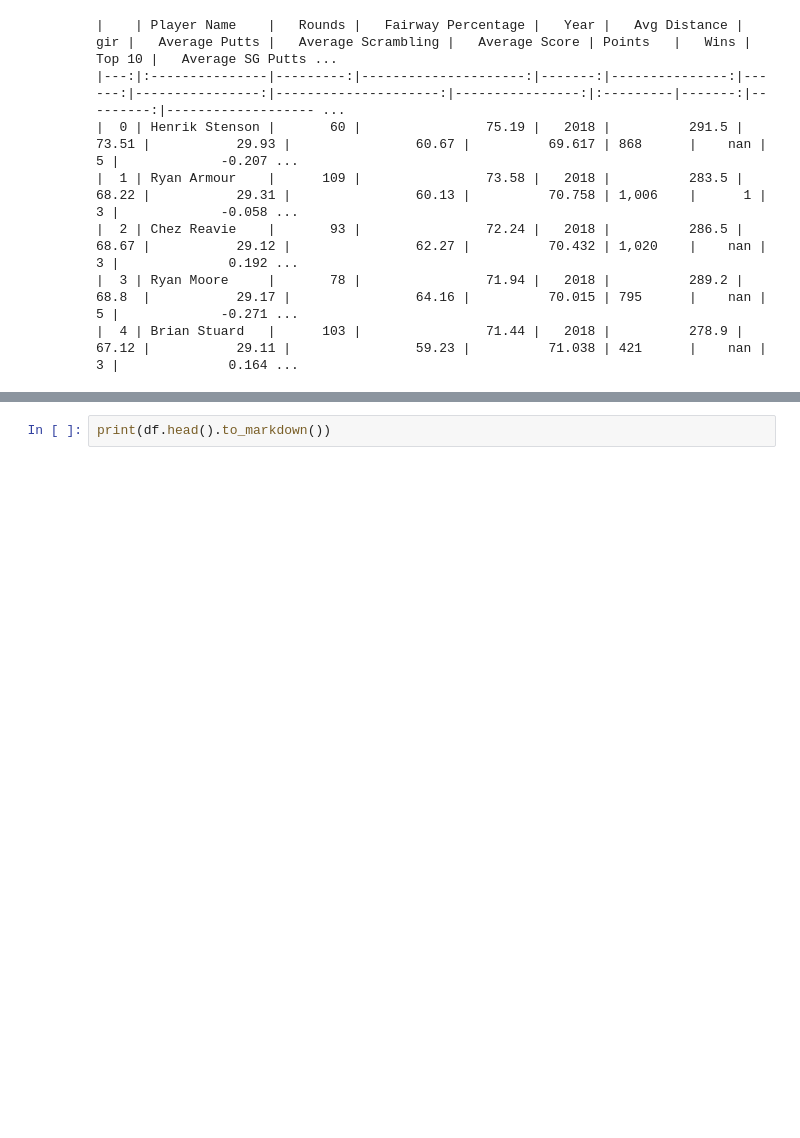
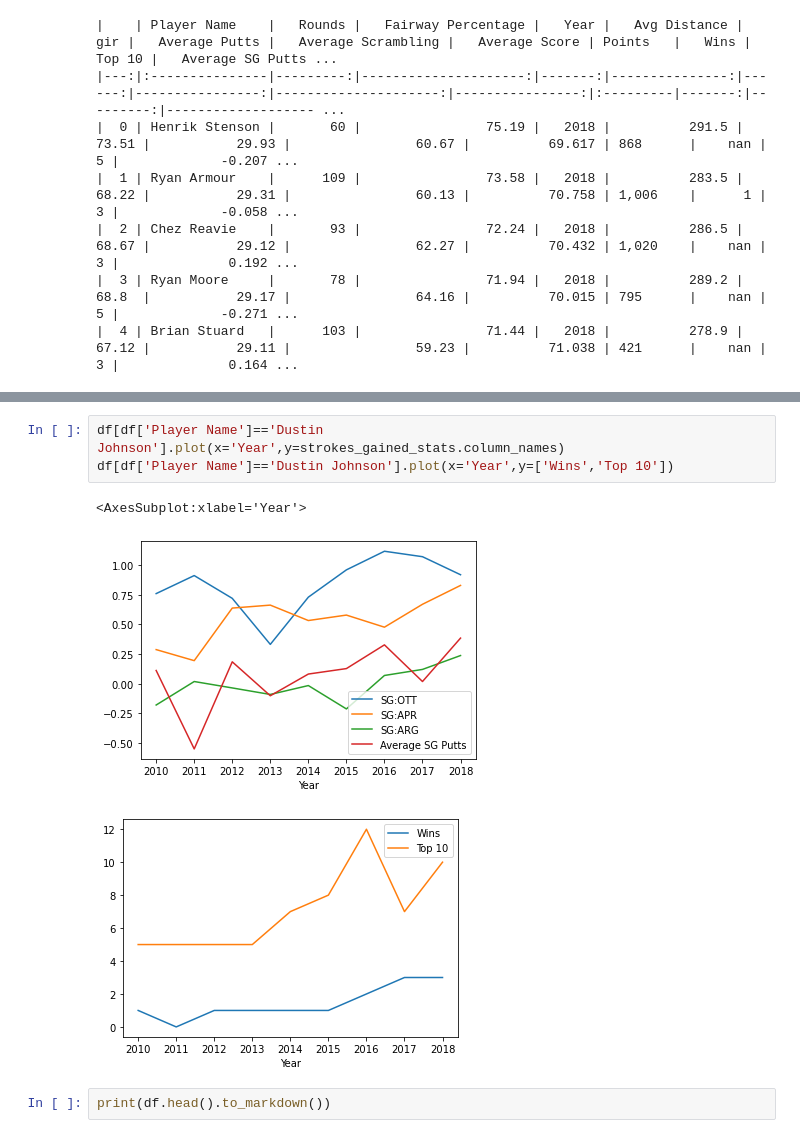
Before and after one commit to richy-p/pga_tour_analysis, a Jupyter notebook: notebooks/clean_analysis.ipynb, the cells around one changed output, grey strips where cells are left out. Cells and saved outputs as stored; diff of their text form; blank space fills up the shorter version.

```diff
--- a/notebooks/clean_analysis.ipynb
+++ b/notebooks/clean_analysis.ipynb
@@ -25,3 +43,10 @@ print(df.head().to_markdown())
+# %%
+df[df['Player Name']=='Dustin Johnson'].plot(x='Year',y=strokes_gained_stats.column_names)
+df[df['Player Name']=='Dustin Johnson'].plot(x='Year',y=['Wins','Top 10'])
+# %% [output]
+<AxesSubplot:xlabel='Year'>
+[figure, added]
+[figure, added]
 # %%
 print(df.head().to_markdown())
 # %% [output]
```
Also changed, not shown: parts of 29 cells of this notebook, 29 other files.
